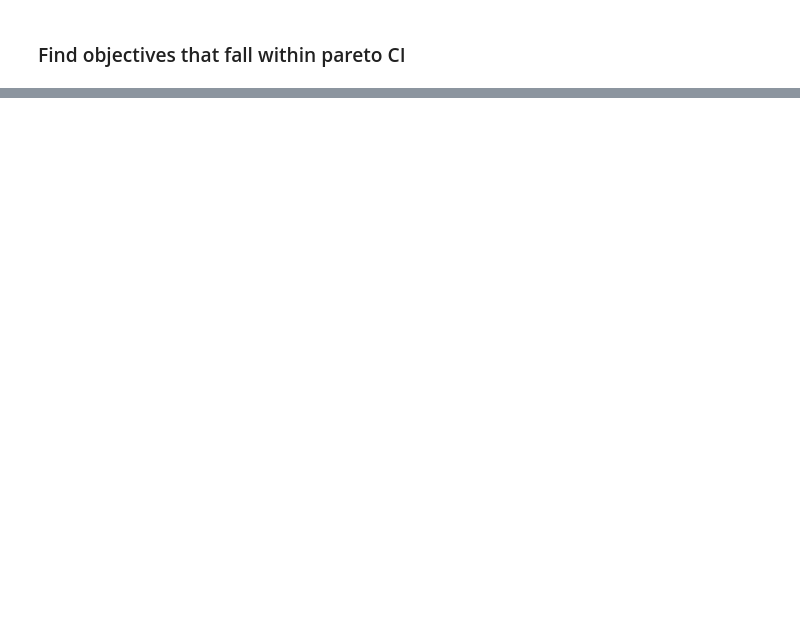
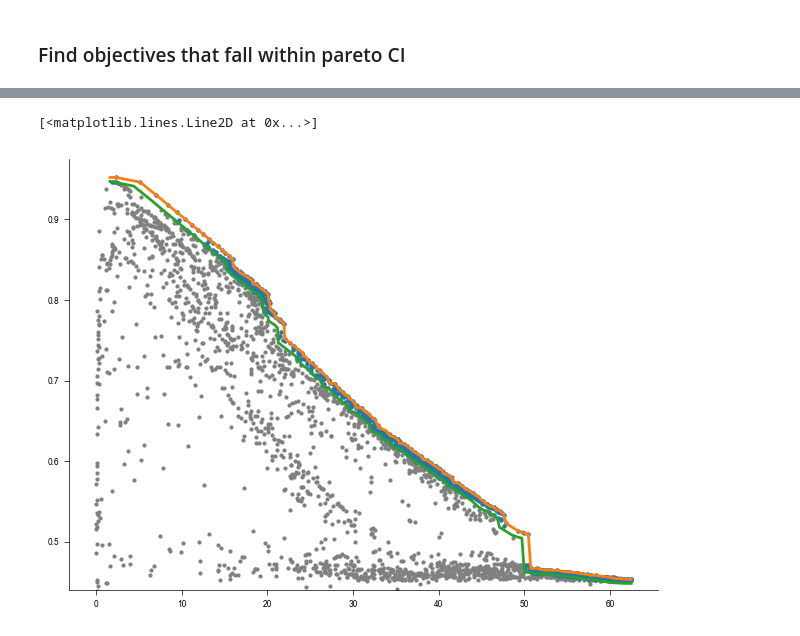
Before and after one commit to Mangan-Group/GraphGA, a Jupyter notebook: pulse_prediction_vs_exp.ipynb, the cells around one changed output, grey strips where cells are left out. Cells and saved outputs as stored; diff of their text form; code cells hidden in the pictures; blank space fills up the shorter version.

```diff
--- a/pulse_prediction_vs_exp.ipynb
+++ b/pulse_prediction_vs_exp.ipynb
@@ -1469,0 +1476,17 @@ plt.show()
+# %%
+path = "/Users/kdreyer/Library/CloudStorage/OneDrive-NorthwesternUniversity/KatieD_LL/GCAD_Collab/Selected_GA_results_paper/Amplifier_pop/Original_hyperparams_vary_dose/Amplifier_pop_vary_dose_original_hp_seed_0/"
+topologies_fname = "unique_circuits.pkl"
+objs_fname = "unique_objectives.pkl"
+
+with open(path+topologies_fname, "rb") as fid:
+    unique_topos = pickle.load(fid)
+unique_topos = unique_topos.flatten()
+with open(path+objs_fname, "rb") as fid:
+    unique_objs = pickle.load(fid)
+unique_objs = abs(unique_objs.flatten())
+unique_results = np.column_stack((unique_topos, unique_objs))
+# print(unique_results)
+
+unique_results_df = pd.DataFrame(data=unique_results, columns=["Topology", "ON_rel"])
+unique_results_subopt = unique_results_df[unique_results_df["ON_rel"] < 63.11786016]
+display(unique_results_subopt)
@@ -1470,7 +1775,9 @@ plt.show()
 # %% [markdown]
 ### Find objectives that fall within pareto CI
 # %%
-sc_pop_path = "/Users/kdreyer/Library/CloudStorage/OneDrive-NorthwesternUniversity/KatieD_LL/GCAD_Collab/Selected_GA_results_paper/Signal_conditioner_pop/synTF-R-DsR/Original_hyperparams/SC_original_hp_seed_0/"
+# sc_pop_path = "/Users/kdreyer/Library/CloudStorage/OneDrive-NorthwesternUniversity/KatieD_LL/GCAD_Collab/Selected_GA_results_paper/Signal_conditioner_pop/synTF-R-DsR/Original_hyperparams/SC_original_hp_seed_0/"
+sc_pop_path = "/Users/kdreyer/Library/CloudStorage/OneDrive-NorthwesternUniversity/KatieD_LL/GCAD_Collab/Selected_GA_results_paper/Signal_conditioner_pop/synTF-R-DsR/Single_cell_model_opt_hyperparams/SC_original_hp_seed_0/"
+
 obj_fname = "unique_objectives_df.pkl"
 pareto_fname = "final_objectives_df.pkl"
 
@@ -1491,4 +1798,4 @@ sc_pop20_circuits = sc_pop20_circuits.flatten()
 
 CI_sampling = pd.read_pickle(sc_pop_path+CI_path)
 # display(CI_sampling)
-# print(max(CI_sampling["ON_rel_std_error"]), max(CI_sampling["FI_rel_std_error"]))
+print(max(CI_sampling["ON_rel_std_error"]), max(CI_sampling["FI_rel_std_error"]))
@@ -1499,35 +1820,38 @@ obj1_CI = CI_metric_maxes[0]
 obj2_CI = CI_metric_maxes[1]
 
 upper_obj1 = np.abs(np.array(selected_objectives[obj_labels[0]]))
 sorted_upper_idx = np.argsort(upper_obj1)
 sorted_upper_obj1 = upper_obj1[sorted_upper_idx]
 
 lower_obj1 = np.array([i-obj1_CI for i in upper_obj1])
 sorted_lower_idx = np.argsort(lower_obj1)
 sorted_lower_obj1 = lower_obj1[sorted_lower_idx]
 
 upper_obj2 = np.abs(np.array(selected_objectives[obj_labels[1]]))
 sorted_upper_obj2 = upper_obj2[sorted_upper_idx]
 
 lower_obj2 = np.array([i-obj2_CI for i in upper_obj2])
 sorted_lower_obj2 = lower_obj2[sorted_lower_idx]
 
 xfill = np.sort(np.concatenate([upper_obj1, lower_obj1]))
 
 y1fill = np.interp(xfill, sorted_upper_obj1, sorted_upper_obj2)
 y2fill = np.interp(xfill, sorted_lower_obj1, sorted_lower_obj2)
 
 unique_obj_df_CI = unique_obj_df[
     (unique_obj_df["FI_rel"] >= np.interp(unique_obj_df["ON_rel"], xfill, y2fill)) &
     (unique_obj_df["FI_rel"] <= np.interp(unique_obj_df["ON_rel"], xfill, y1fill))
 ]
 
 CI_idx = unique_obj_df_CI.index.tolist()
 unique_circuits_CI = sc_pop20_circuits[CI_idx]
 # display(unique_obj_df)
 
-# plt.plot(unique_obj_df["ON_rel"], unique_obj_df["FI_rel"], linestyle="none", marker="o", markersize="2", color="grey")
-# plt.plot(unique_obj_df_CI["ON_rel"], unique_obj_df_CI["FI_rel"], linestyle="none", marker="o", markersize="2")
-# plt.ylim([0.44, 0.975])
-# plt.plot(xfill, y1fill, linewidth="2")
-# plt.plot(xfill, y2fill, linewidth="2")
+plt.plot(unique_obj_df["ON_rel"], unique_obj_df["FI_rel"], linestyle="none", marker="o", markersize="2", color="grey")
+plt.plot(unique_obj_df_CI["ON_rel"], unique_obj_df_CI["FI_rel"], linestyle="none", marker="o", markersize="2")
+plt.ylim([0.44, 0.975])
+plt.plot(xfill, y1fill, linewidth="2")
+plt.plot(xfill, y2fill, linewidth="2")
+# %% [output]
+[<matplotlib.lines.Line2D at 0x...>]
+[figure, added]
```
Also changed, not shown: parts of 11 cells of this notebook, 10 other files.
